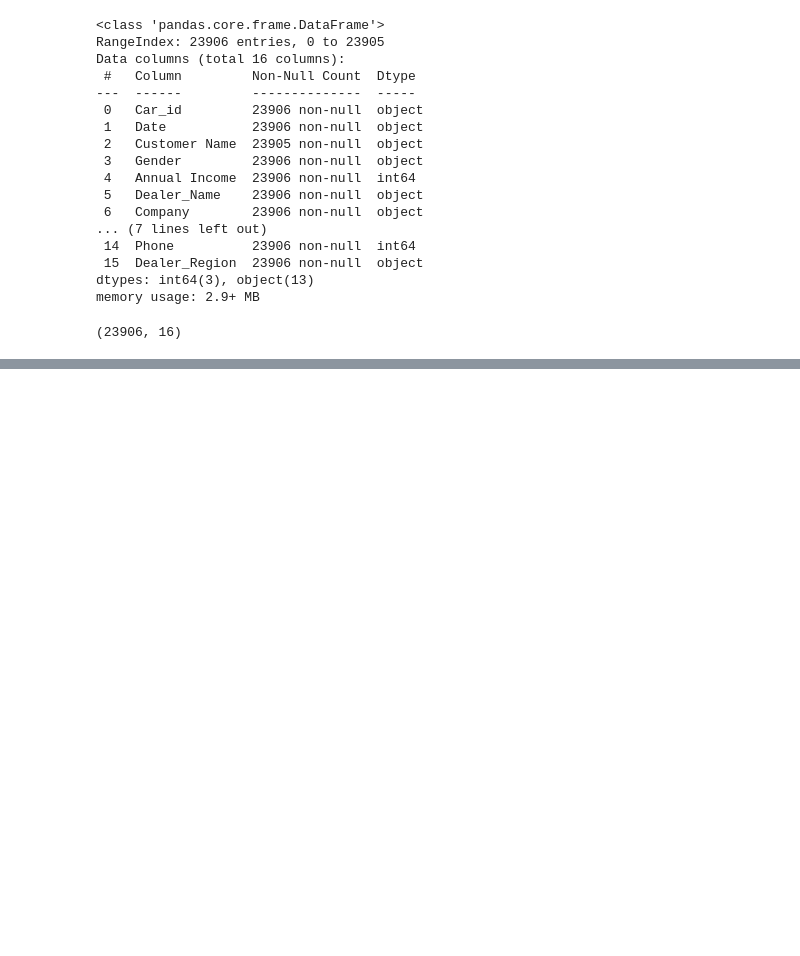
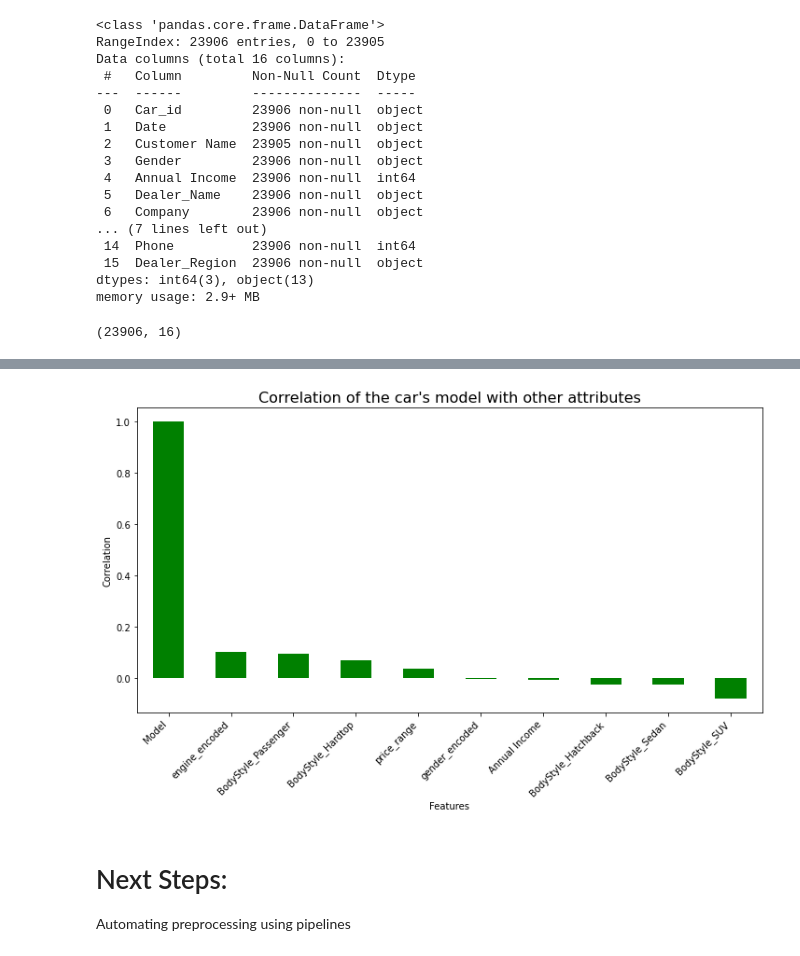
Before and after one commit to sijiao-liu/customer-car-prediction, a Jupyter notebook: code/data processing.ipynb, the cells around one changed output, grey strips where cells are left out. Drawn from its saved outputs; the diff is of its cells as text; code cells hidden in the pictures; blank space fills up the shorter version.

Commit message:
data processing

```diff
--- a/code/data processing.ipynb
+++ b/code/data processing.ipynb
@@ -129,0 +242,6 @@ Correlations
+# %%
+# move target variable, Model, to the end
+
+car = car[[col for col in car.columns if col != 'Model'] + ['Model']]
+
+car.head()
@@ -129,0 +263,8 @@ Correlations
+# %%
+# again using label encoding for the models
+
+from sklearn.preprocessing import LabelEncoder
+
+label_encoder = LabelEncoder()
+
+car['Model'] = label_encoder.fit_transform(car['Model'])
@@ -129,0 +286,9 @@ Correlations
+# %%
+# to scale AnnualIncome feature, by Normalization
+# because income data is heavily skewed (e.g., many low values and a few very high values), we use Normalization. (reference to the histogram visualization above for the income data)
+
+from sklearn.preprocessing import MinMaxScaler
+
+scaler = MinMaxScaler()
+
+car['Annual Income'] = scaler.fit_transform(car[['Annual Income']])
@@ -129,0 +306,5 @@ Correlations
+# %%
+# let's measure correlations
+
+corr_matrix = car.corr()
+corr_matrix["Model"].sort_values(ascending=False)
@@ -129,0 +323,12 @@ Correlations
+# %%
+# visualize correlations
+
+plt.figure(figsize=(12, 6))
+corr_matrix["Model"].sort_values(ascending=False).plot(kind="bar", color="green")
+plt.title("Correlation of the car's model with other attributes", fontsize=16)
+plt.xlabel("Features")
+plt.ylabel("Correlation")
+plt.xticks(rotation=45, ha="right")
+plt.show()
+# %% [output]
+[figure, added]
@@ -129,0 +337,5 @@ Correlations
+# %% [markdown]
+
+# Next Steps:
+
+Automating preprocessing using pipelines
```
Also changed, not shown: parts of 31 cells of this notebook.
